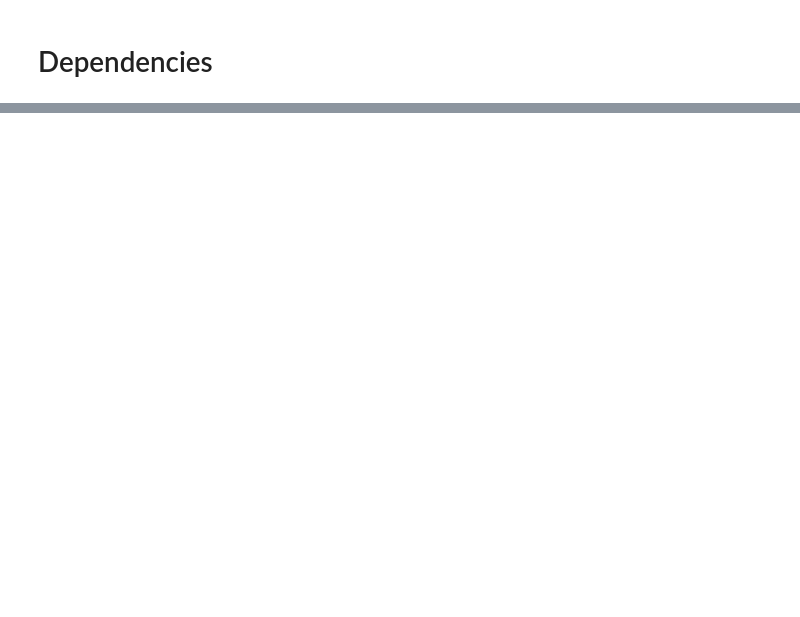
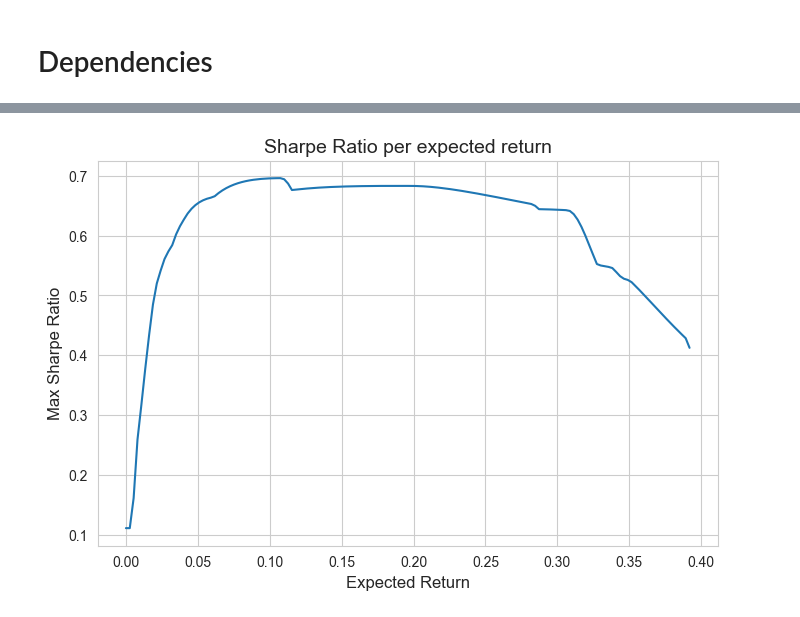
Before and after one commit to alessbressan/FINA60602A, a Jupyter notebook: notebooks/part_a.ipynb, the cells around one changed output, grey strips where cells are left out. Cells and saved outputs as stored; diff of their text form; code cells hidden in the pictures; blank space fills up the shorter version.

```diff
--- a/notebooks/part_a.ipynb
+++ b/notebooks/part_a.ipynb
@@ -23,22 +36,27 @@ min(df.var())
 cov = df.cov()
 mean = df.mean(axis=0)
 std = np.sqrt(np.diag(cov))
-ret = 4
-K = 3
-l = 0.005 #min position size
+ret = 1
+K = 5
+l = 9 #max position size (500%)
 
 # Create an empty optimization model
 m = gp.Model()
+m.Params.LogToConsole = 0
 
 # Add variables: x[i] denotes the proportion of capital invested in stock i
 # 0 <= x[i] <= 1
 x = m.addMVar(len(mean), lb=-np.inf, ub=np.inf, name="x")
+x_plus = m.addMVar(len(mean), lb= 0, ub=np.inf, name="x_plus")
+x_minus = m.addMVar(len(mean), lb= 0, ub=np.inf, name="x_minus")
 b = m.addMVar(len(mean), vtype=gp.GRB.BINARY, name="b")
 
 # Budget constraint: all investments sum up to 1
 m.addConstr(x.sum() == 1, name="Budget_Constraint")
-m.addConstr(-b < x < b, name="Indicator")
-m.addConstr(b.sum() <= K, name="Concentration")
+m.addConstr(x == x_plus - x_minus, name= "Position_Balance")
+m.addConstr(x_plus <= l*b, name= "Long_Indicator")
+m.addConstr(x_minus <= l*b, name= "Short_Indicator")
+m.addConstr(b.sum() <= K, name="Cardinality")
 m.addConstr(mean.to_numpy() @ x >= ret , name="Target_Return")
 
 # Define objective function: Minimize overall risk
@@ -71,7 +72,11 @@ print(f"Expected return:  {mean @ x.X:.6f}")
 print(f"Solution time:    {m.Runtime:.2f} seconds\n")
 
 # Print investments (with non-negligible value, i.e., > 1e-5)
-positions = pd.Series(name="Position", data=x.X, index=mean.index)
+positions = pd.Series(name="Position", data= x.X, index= mean.index)
 print(f"Number of assets: {positions[abs(positions) > 1e-5].count()}\n")
 print(positions[abs(positions) > 1e-5])
+index = positions[abs(positions) > 1e-5].index
+result = pd.DataFrame({'mean' : df[index].mean(),
+                       'var' : df[index].var()})
+print(result)
 # %% [output]
@@ -78,0 +388,23 @@ AttributeError: Unable to retrieve attribute 'ObjVal'
+# %%
+rets = np.linspace(0, 0.4, 150)
+sharpe = np.zeros(len(rets))
+for i in range(len(rets)):
+    SR, _, _ = max_sharpe_ratio(df= df, exp_return= rets[i], short_constraint= True)
+    sharpe[i] = SR
+# %%
+import matplotlib.pyplot as plt
+import seaborn as sns
+
+sns.set_style("whitegrid")
+
+plt.figure(figsize=(8, 5))
+sns.lineplot(y=sharpe, x= rets)
+# Add Title and Labels
+plt.title("Sharpe Ratio per expected return", fontsize=14)
+plt.xlabel("Expected Return", fontsize=12)
+plt.ylabel("Max Sharpe Ratio", fontsize=12)
+
+# Show the Plot
+plt.show()
+# %% [output]
+[figure, added]
```
Also changed, not shown: parts of 14 cells of this notebook, 5 other files.
